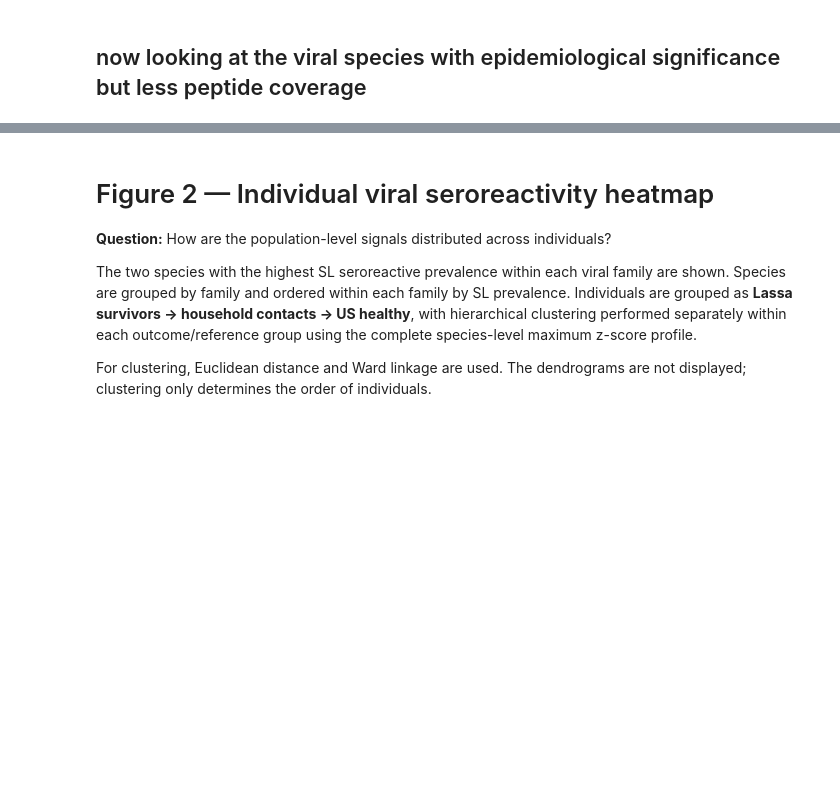
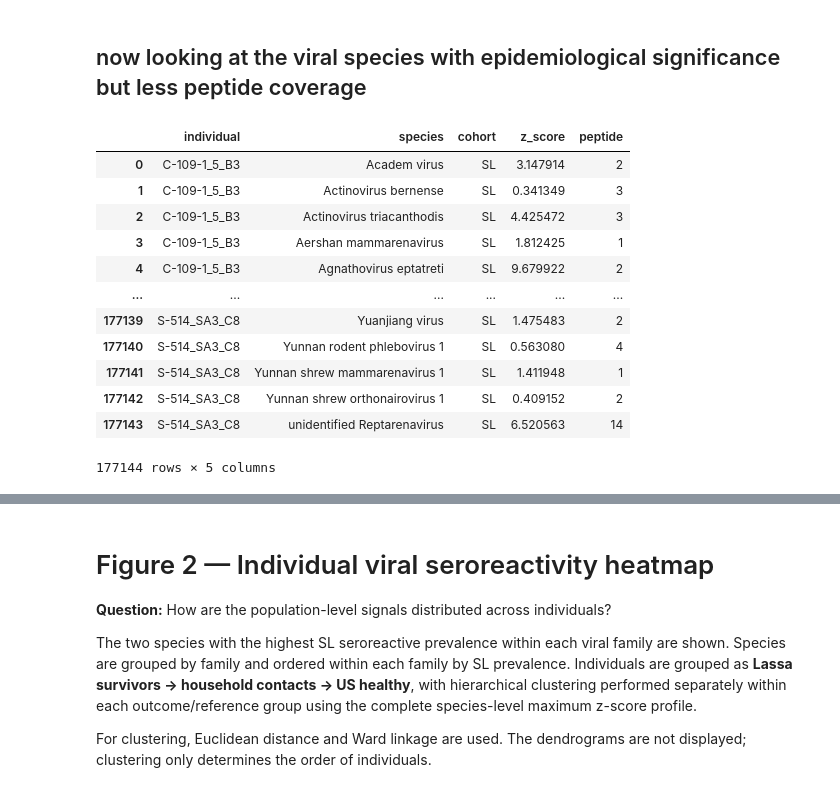
Before and after one commit to sporak577/lasv_phipseq_2026, a Jupyter notebook: Lassa_seroreactivity_paper_figures_clean_090726.ipynb, the cells around one changed output, grey strips where cells are left out. Saved outputs shown, nothing was run; the diff lists cells and outputs as text; code cells hidden in the pictures; blank space fills up the shorter version.

```diff
--- a/Lassa_seroreactivity_paper_figures_clean_090726.ipynb
+++ b/Lassa_seroreactivity_paper_figures_clean_090726.ipynb
@@ -2214 +2207,17 @@ species_peptide_counts.sort_values(by='n_peptides_full_library', ascending=False
+# %%
+max_z_pep_count
+# %% [output]
+|  | individual | species | cohort | z_score | peptide |
+| 0 | C-109-1_5_B3 | Academ virus | SL | 3.147914 | 2 |
+| 1 | C-109-1_5_B3 | Actinovirus bernense | SL | 0.341349 | 3 |
+| 2 | C-109-1_5_B3 | Actinovirus triacanthodis | SL | 4.425472 | 3 |
+| 3 | C-109-1_5_B3 | Aershan mammarenavirus | SL | 1.812425 | 1 |
+| 4 | C-109-1_5_B3 | Agnathovirus eptatreti | SL | 9.679922 | 2 |
+| ... | ... | ... | ... | ... | ... |
+| 177139 | S-514_SA3_C8 | Yuanjiang virus | SL | 1.475483 | 2 |
+| 177140 | S-514_SA3_C8 | Yunnan rodent phlebovirus 1 | SL | 0.563080 | 4 |
+| 177141 | S-514_SA3_C8 | Yunnan shrew mammarenavirus 1 | SL | 1.411948 | 1 |
+| 177142 | S-514_SA3_C8 | Yunnan shrew orthonairovirus 1 | SL | 0.409152 | 2 |
+| 177143 | S-514_SA3_C8 | unidentified Reptarenavirus | SL | 6.520563 | 14 |
+177144 rows × 5 columns
 # %%
```
Also changed, not shown: parts of 9 cells of this notebook.
